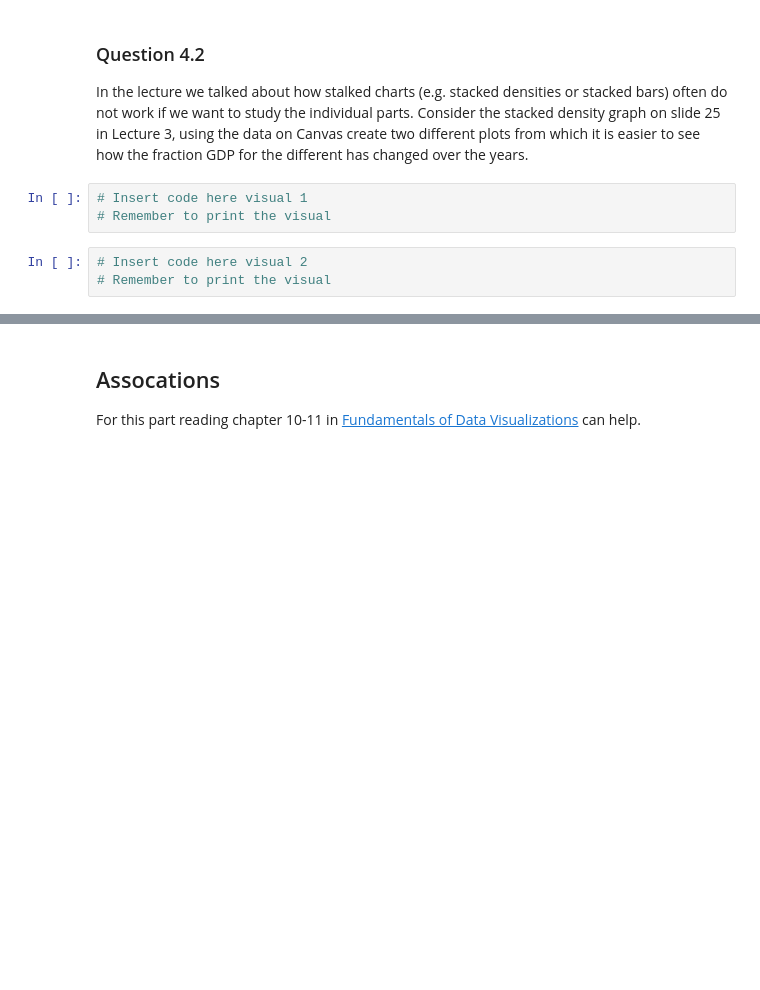
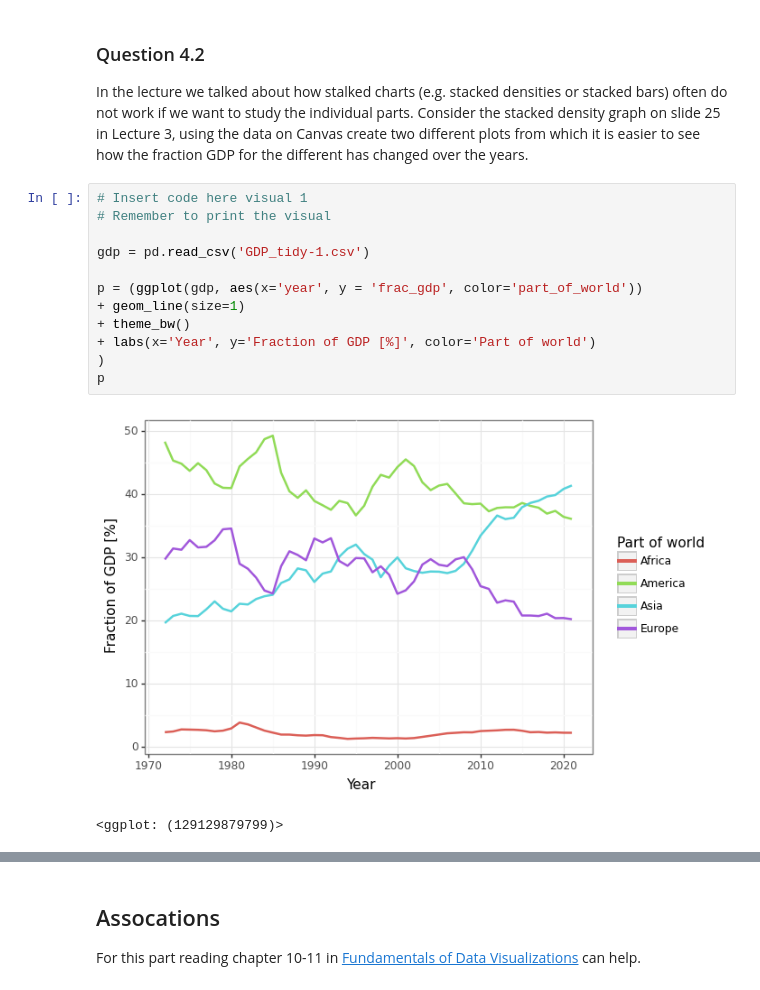
Before and after one commit to AxelEiman/SciVis, a Jupyter notebook: HW2/Homework2.ipynb, the cells around one changed output, grey strips where cells are left out. Saved outputs shown, nothing was run; the diff lists cells and outputs as text; blank space fills up the shorter version.

```diff
--- a/HW2/Homework2.ipynb
+++ b/HW2/Homework2.ipynb
@@ -430,9 +430,18 @@ p
 ### Question 4.2
 
 In the lecture we talked about how stalked charts (e.g. stacked densities or stacked bars) often do not work if we want to study the individual parts. Consider the stacked density graph on slide 25 in Lecture 3, using the data on Canvas create two different plots from which it is easier to see how the fraction GDP for the different has changed over the years.
-# %%
-# Insert code here visual 1
-# Remember to print the visual
-# %%
-# Insert code here visual 2
-# Remember to print the visual
+# %%
+# Insert code here visual 1
+# Remember to print the visual
+
+gdp = pd.read_csv('GDP_tidy-1.csv')
+
+p = (ggplot(gdp, aes(x='year', y = 'frac_gdp', color='part_of_world'))
++ geom_line(size=1)
++ theme_bw()
++ labs(x='Year', y='Fraction of GDP [%]', color='Part of world')
+)
+p
+# %% [output]
+[figure, added]
+<ggplot: (129129879799)>
```
Also changed, not shown: parts of 8 cells of this notebook.
